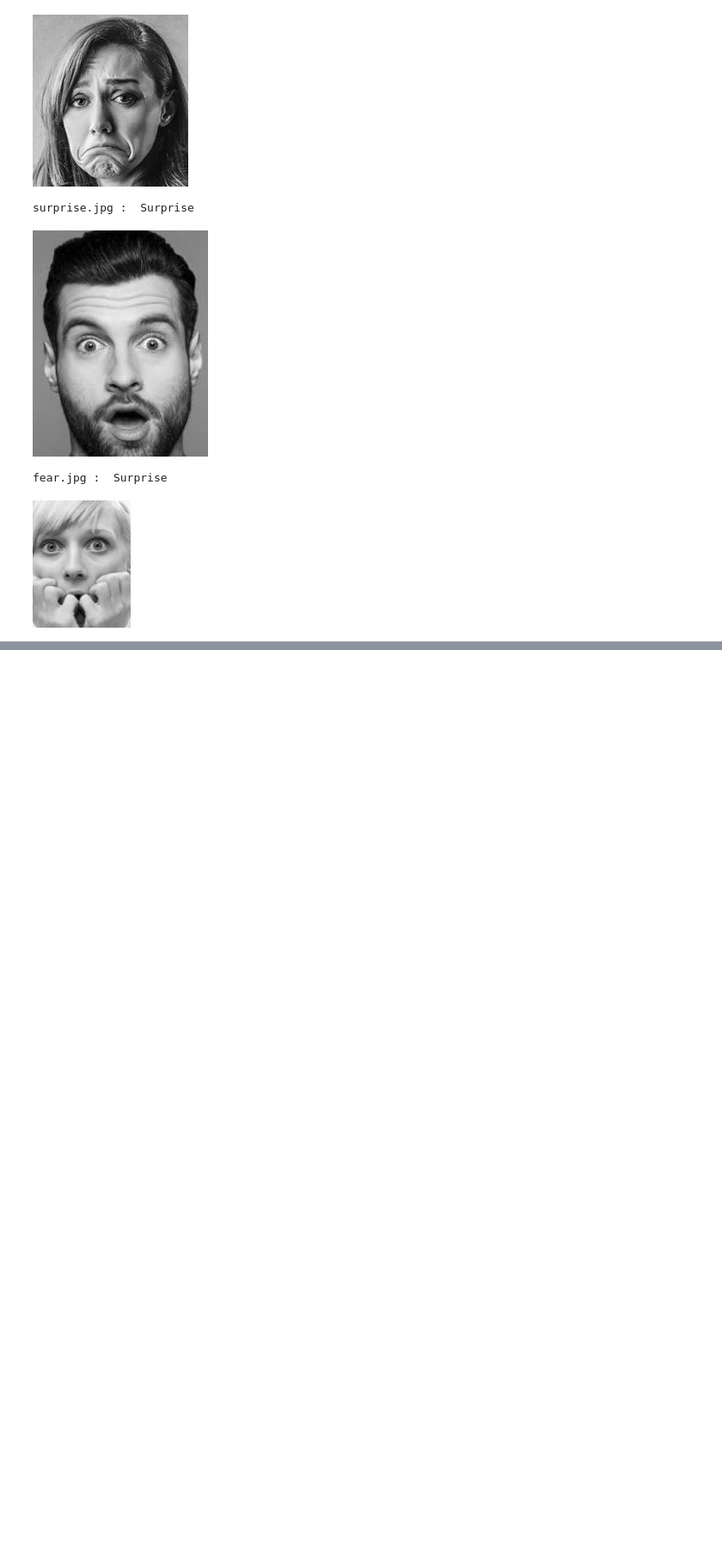
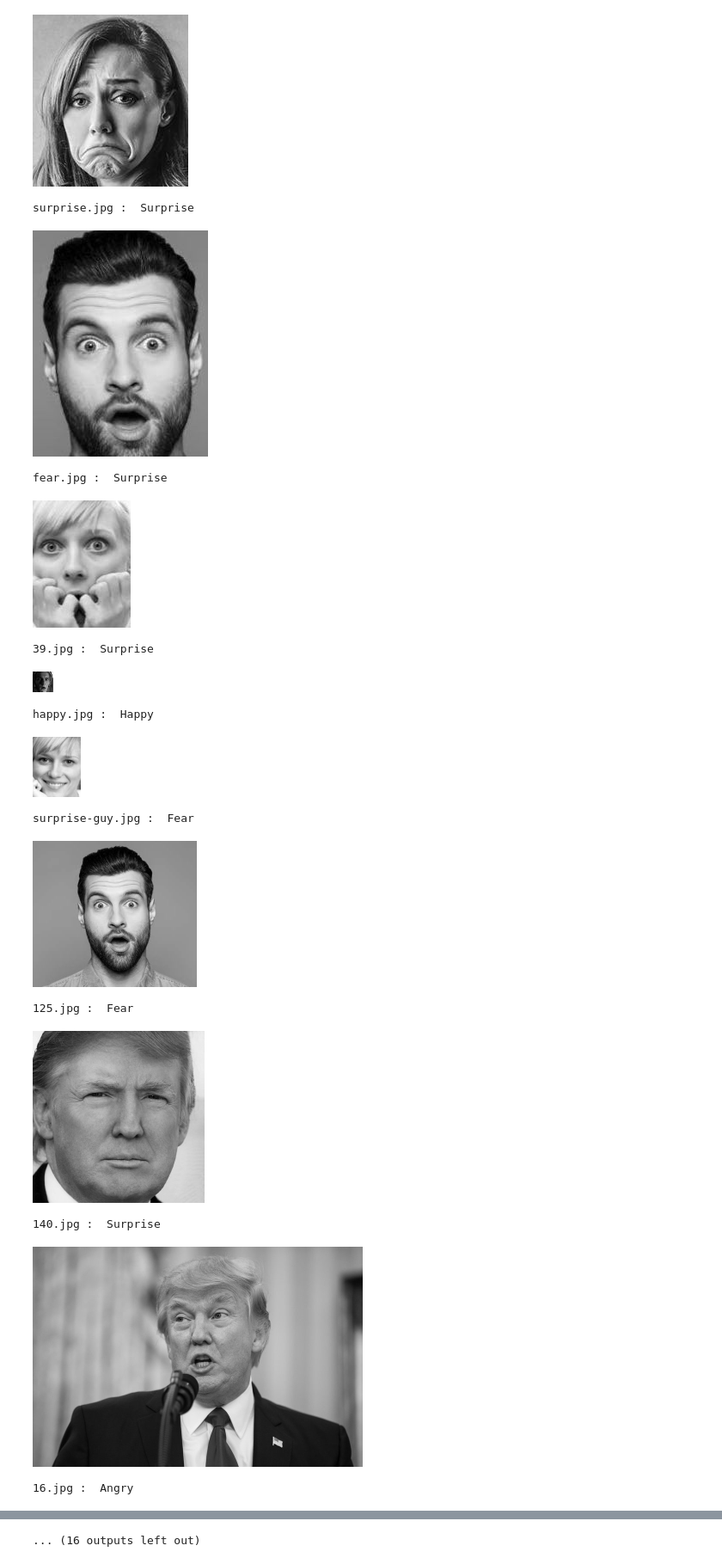
Before and after one commit to thoughtsociety/colab-notebooks, a Jupyter notebook: Image_Experimenter_1.ipynb, the cells around one changed output, grey strips where cells are left out. Shown at 86% size. Drawn from its saved outputs; the diff is of its cells as text; code cells hidden in the pictures; blank space fills up the shorter version.

```diff
--- a/Image_Experimenter_1.ipynb
+++ b/Image_Experimenter_1.ipynb
@@ -102,3 +98,18 @@ surprise.jpg :  Surprise
 [figure]
 fear.jpg :  Surprise
 [figure]
+# %%
+# Call this with the list and a scale factor to view the images after analysis
+detect_emotions_from_images(img_list,0.5)
+# %% [output]
+39.jpg :  Surprise
+[figure, added]
+happy.jpg :  Happy
+[figure, added]
+surprise-guy.jpg :  Fear
+[figure, added]
+125.jpg :  Fear
+[figure, added]
+140.jpg :  Surprise
+[figure, added]
+16.jpg :  Angry
@@ -104,0 +117 @@ fear.jpg :  Surprise
+... (16 outputs left out)
```
Also changed, not shown: parts of 3 cells of this notebook.
